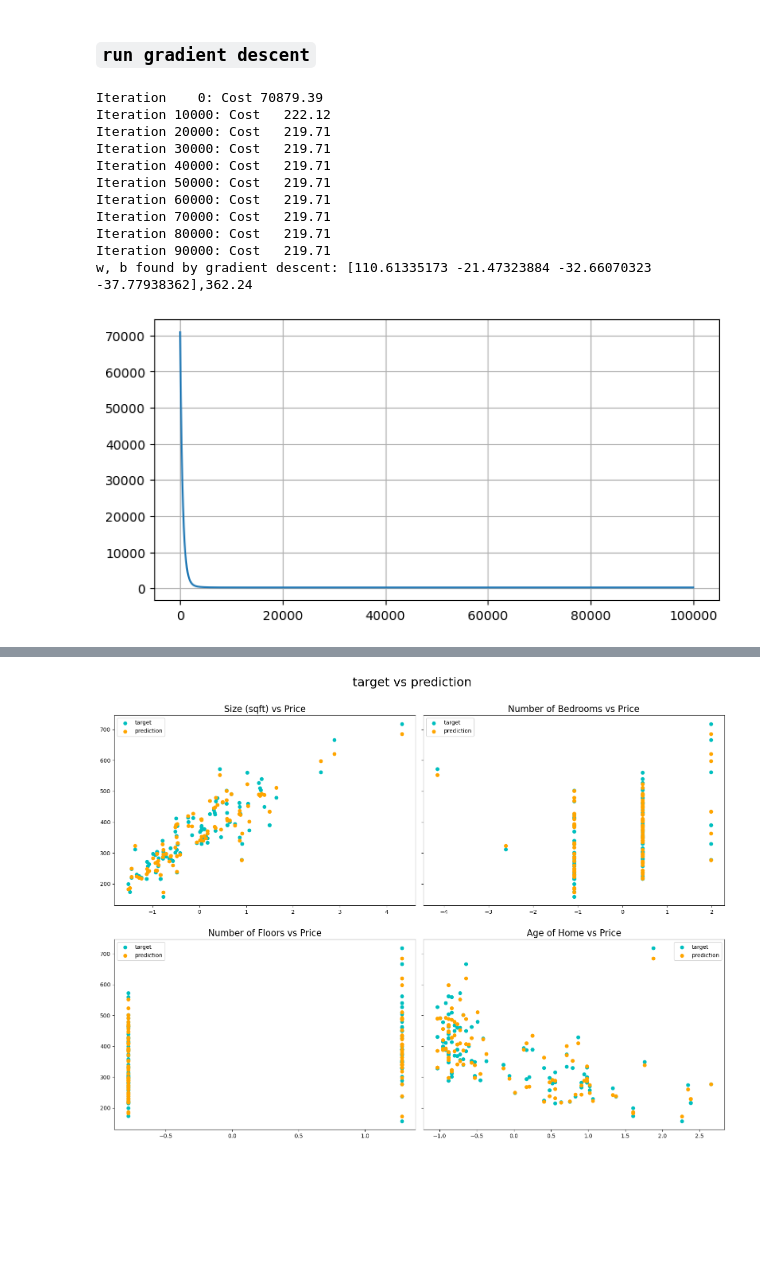
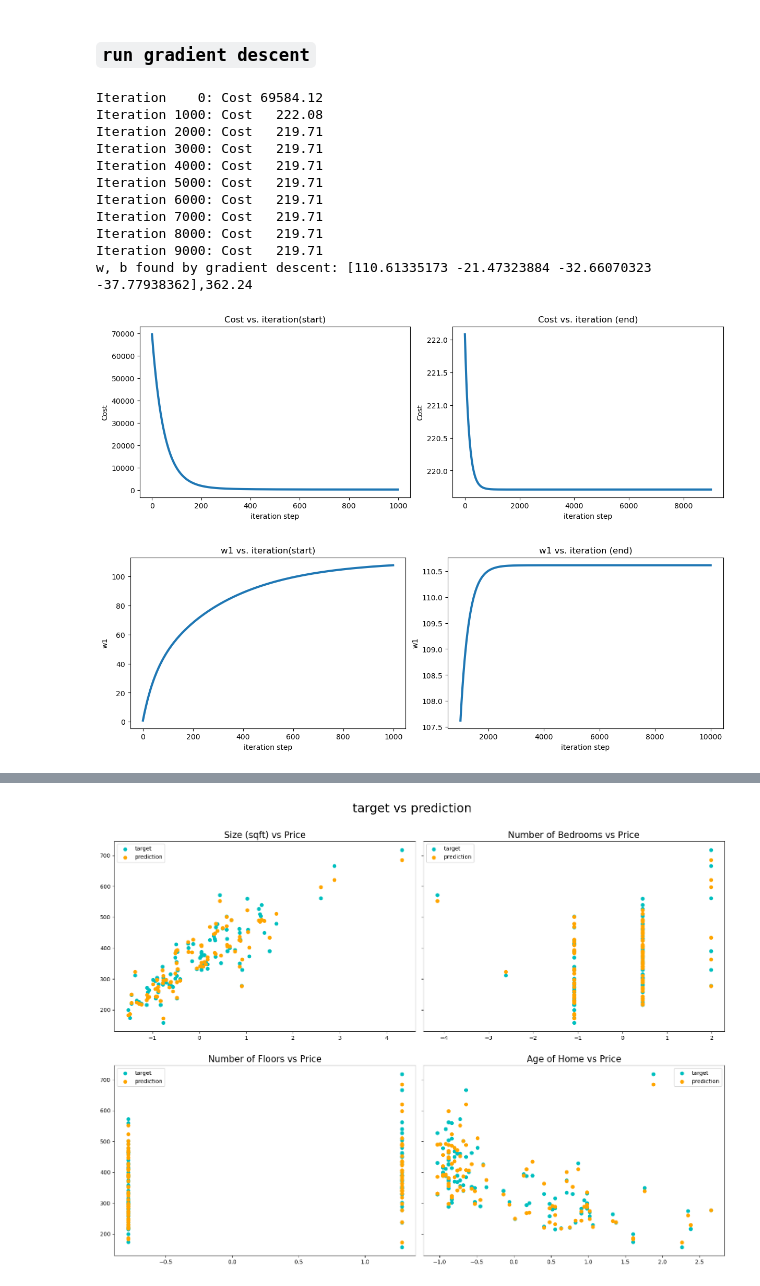
Before and after one commit to AiPrabhat/regressions, a Jupyter notebook: adv_linear_regression.ipynb, the cells around one changed output, grey strips where cells are left out. Saved outputs shown, nothing was run; the diff lists cells and outputs as text; code cells hidden in the pictures; blank space fills up the shorter version.

```diff
--- a/adv_linear_regression.ipynb
+++ b/adv_linear_regression.ipynb
@@ -86,8 +87,9 @@ def compute_gradient(X, y, w, b):
 
     return dj_db, dj_dw
 # %%
-def gradient_descent(X, y, cost_function, compute_gradient, num_iters=100000, alpha=1e-3):
+def gradient_descent(X, y, cost_function=compute_cost, compute_gradient=compute_gradient, num_iters=10000, alpha=1e-2):
     J_history = []
+    p_history = []
     w = np.zeros(X.shape[1])
     b = 0
 
@@ -99,11 +101,12 @@ def gradient_descent(X, y, cost_function, compute_gradient, num_iters=100000, al
 
         if i < 1000000:
             J_history.append( cost_function(X, y, w, b))
+            p_history.append([w,b])
 
         if i% math.ceil(num_iters / 10) == 0:
             print(f"Iteration {i:4d}: Cost {J_history[-1]:8.2f}   ")
 
-    return w, b, J_history
+    return w, b, J_history, p_history
 # %% [markdown]
 ### `exploring dataset`
 # %%
@@ -180,23 +183,48 @@ plt.show()
 # %% [markdown]
 ### `run gradient descent`
 # %%
-w_final, b_final, J_hist = gradient_descent(X_norm, y_train, compute_cost, compute_gradient)
-print(f"w, b found by gradient descent: {w_final},{b_final:0.2f} ")
+w_final, b_final, J_hist, p_hist = gradient_descent(X_norm, y_train)
+print(f"w, b found by gradient descent: {w_final},{b_final:0.2f}")
 # %% [output]
-Iteration    0: Cost 70879.39
-Iteration 10000: Cost   222.12
-Iteration 20000: Cost   219.71
-Iteration 30000: Cost   219.71
-Iteration 40000: Cost   219.71
-Iteration 50000: Cost   219.71
-Iteration 60000: Cost   219.71
-Iteration 70000: Cost   219.71
-Iteration 80000: Cost   219.71
-Iteration 90000: Cost   219.71
+Iteration    0: Cost 69584.12
+Iteration 1000: Cost   222.08
+Iteration 2000: Cost   219.71
+Iteration 3000: Cost   219.71
+Iteration 4000: Cost   219.71
+Iteration 5000: Cost   219.71
+Iteration 6000: Cost   219.71
+Iteration 7000: Cost   219.71
+Iteration 8000: Cost   219.71
+Iteration 9000: Cost   219.71
 w, b found by gradient descent: [110.61335173 -21.47323884 -32.66070323 -37.77938362],362.24
+# %%
+p_list = []
+for arr, val in p_hist:
+    row = list(arr) + [val]
+    p_list.append(row)
+
+p_history = pd.DataFrame(p_list, columns=['w1', 'w2', 'w3', 'w4', 'b'])
+# %%
+def plotHistory(history, ylabel):
+    fig, (ax1, ax2) = plt.subplots(1, 2, constrained_layout=True, figsize=(12,4))
+
+    ax1.plot(history[:1000], lw=3)
+    ax2.plot(history[1000:], lw=3)
+
+    ax1.set_title(f"{ylabel} vs. iteration(start)")
+    ax1.set_xlabel('iteration step')
+    ax1.set_ylabel(ylabel)
+
+    ax2.set_title(f"{ylabel} vs. iteration (end)")
+    ax2.set_xlabel('iteration step')
+    ax2.set_ylabel(ylabel)
+
+    plt.show()
+# %%
+plotHistory(J_hist, 'Cost')
+# %% [output]
+[figure, added]
 # %%
-plt.figure(figsize=(8, 4))
-plt.plot(J_hist)
-plt.grid(True)
+plotHistory(p_history.w1, 'w1')
 # %% [output]
-[figure, old version]
+[figure, new version]
```
Also changed, not shown: parts of 9 cells of this notebook, 1 other file.
